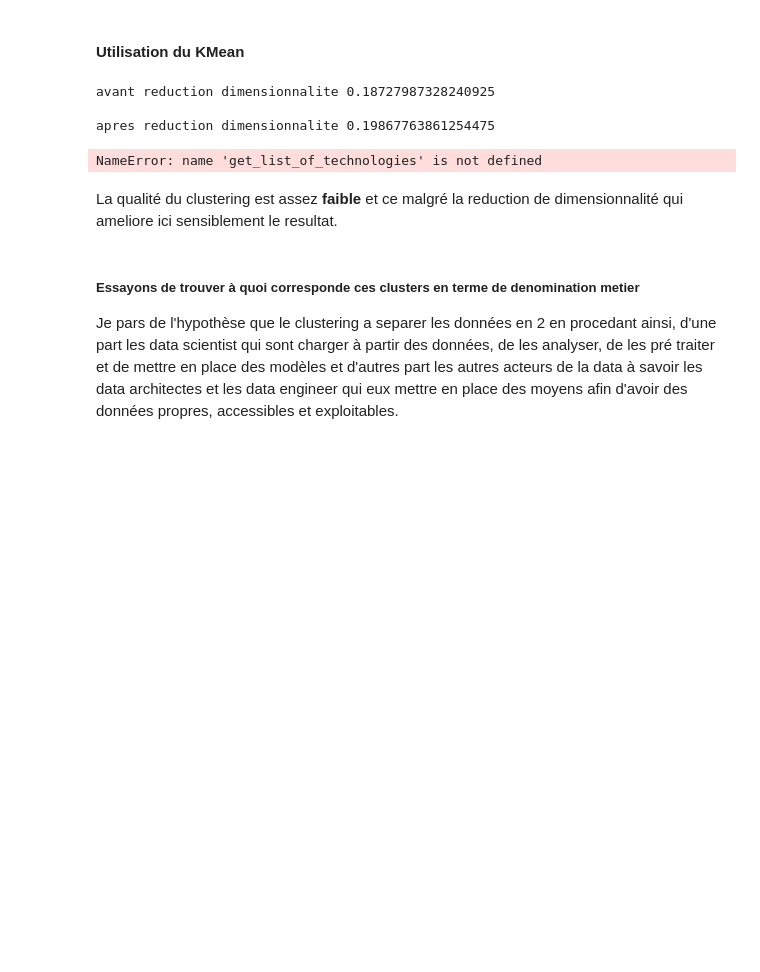
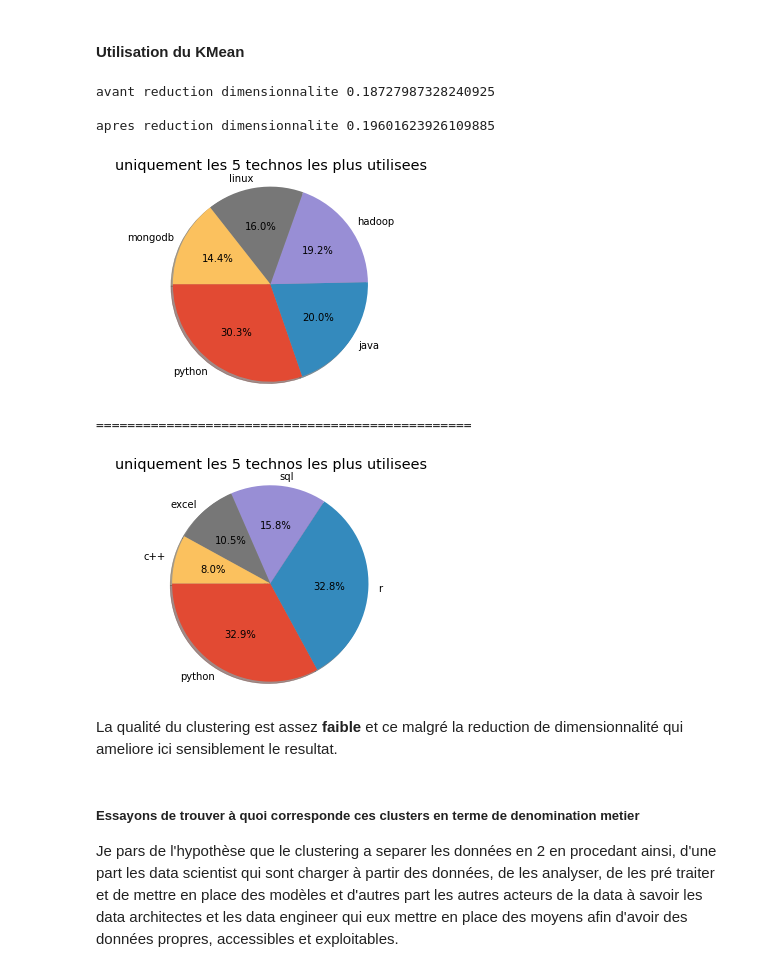
Before and after one commit to AngeKouame/AGILA-DATASET, a Jupyter notebook: Test_Technique_ML.ipynb, the cells around one changed output. Drawn from its saved outputs; the diff is of its cells as text; code cells hidden in the pictures; blank space fills up the shorter version.

```diff
--- a/Test_Technique_ML.ipynb
+++ b/Test_Technique_ML.ipynb
@@ -330,3 +373,10 @@ profil_technique = pd.concat([technologie_reelle, metiers, experiences], axis=1)
+# %%
+# creation de dummies variables avec les metiers
+metiers = pd.get_dummies(df.Metier)
+# creation de dummies variables avec l'experience
+experiences = pd.get_dummies(df.Exp_label)
+# concatenons l'ensemble de ces dataframes
+profil_technique = pd.concat([technologies, metiers, experiences], axis=1)
 # %% [markdown]
 Il s'agira ici de remplacer toute les variables categorielles par des variables numeriques avec le one hot encoding.
 On peut supprimer la variable metier pour cette etude, par ce que le metier correspont approximativement a une certaine categorie de competences techniques plus ou moins defini, l'entreprise aussi ne semble pas être une variable pertinente, de meme que la ville ou l'emploi est effectué
@@ -356,40 +417,22 @@ pourcentage explique 0.9387028038529633
 # %% [markdown]
 #### Utilisation du KMean
 # %%
-kmeans = KMeans(init='k-means++', n_clusters=2, n_init=10)
+# calcul qualite du clustering avant reduction dimensionnalite
+kmeans = KMeans(init="k-means++", n_clusters=2, n_init=10)
 preds_kmean = kmeans.fit_predict(profil_technique)
 clustering_validity = silhouette_score(profil_technique, preds_kmean)
-print('avant reduction dimensionnalite {} \n'.format(clustering_validity))
+print("avant reduction dimensionnalite {} \n".format(clustering_validity))
 
-kmeans2 = KMeans(init='k-means++', n_clusters=2, n_init=10)
+# calcul qualite du clustering apres reduction dimensionnalite
+kmeans2 = KMeans(init="k-means++", n_clusters=2, n_init=10)
 preds2_kmean = kmeans.fit_predict(software_maitrise_to_take)
-clustering_validity2 = silhouette_score(software_maitrise_to_take, preds2_kmean)
-print('apres reduction dimensionnalite {} \n'.format(clustering_validity2))
-#creation d'une columne pour le resultat de prediction
-df['profil_technique_kmean'] = preds2_kmean
+clustering_validity2 = silhouette_score(
+    software_maitrise_to_take, preds2_kmean
+)
+print("apres reduction dimensionnalite {} \n".format(clustering_validity2))
+# creation d'une columne pour le resultat de prediction
+df["profil_technique_kmean"] = preds2_kmean
 # %% [output]
 avant reduction dimensionnalite 0.18727987328240925
 
-apres reduction dimensionnalite 0.19867763861254475
+apres reduction dimensionnalite 0.19601623926109885
-# %%
-groupe_0 = df[df.profil_technique_kmean==0]
-groupe_1 = df[df.profil_technique_kmean==1]
-liste_logiciel_0, liste_des_logiciels_utilises_0 = get_list_of_technologies(groupe_0, 'Technologies_reelles', '/')
-liste_logiciel_1, liste_des_logiciels_utilises_1 = get_list_of_technologies(groupe_1, 'Technologies_reelles', '/')
-plotting_most_used_technologies(5, liste_des_logiciels_utilises_0)
-plotting_most_used_technologies(5, liste_des_logiciels_utilises_1)
-# %% [output]
-NameError: name 'get_list_of_technologies' is not defined
-# %%
-kmeans = AgglomerativeClustering(n_clusters=2)
-preds_agglomerative = kmeans.fit_predict(profil_technique)
-clustering_validity = silhouette_score(profil_technique, preds_agglomerative)
-print('avant reduction dimensionnalite {} \n'.format(clustering_validity))
-
-kmeans2 = AgglomerativeClustering(n_clusters=2)
-preds2_agglomerative = kmeans2.fit_predict(software_maitrise_to_take)
-clustering_validity2 = silhouette_score(software_maitrise_to_take, preds2_agglomerative)
-print('apres reduction dimensionnalite {} \n'.format(clustering_validity2))
-
-# creation d'une columne pour le resultat de prediction
-df['profil_technique_agglomerative'] = preds2_agglomerative
@@ -403,3 +439,24 @@ plotting_most_used_technologies(5, liste_des_logiciels_utilises_1)
+# %%
+groupe_0_index = df.query("profil_technique_kmean==0").index.values
+technos_0 = (
+    technologies.iloc[groupe_0_index, :]
+    .agg("sum")
+    .sort_values(ascending=False)
+)
+groupe_1_index = df.query("profil_technique_kmean==1").index.values
+technos_1 = (
+    technologies.iloc[groupe_1_index, :]
+    .agg("sum")
+    .sort_values(ascending=False)
+)
+
+plotting_most_used_technologies(5, technos_0, include_other_technos)
+print("================================================ \n")
+plotting_most_used_technologies(5, technos_1, include_other_technos)
+# %% [output]
+[figure, added]
+================================================
+[figure, added]
 # %% [markdown]
 La qualité du clustering est assez <b> faible </b> et ce malgré la reduction de dimensionnalité qui ameliore ici sensiblement le resultat.
 # %% [markdown]
```
Also changed, not shown: parts of 39 cells of this notebook.
